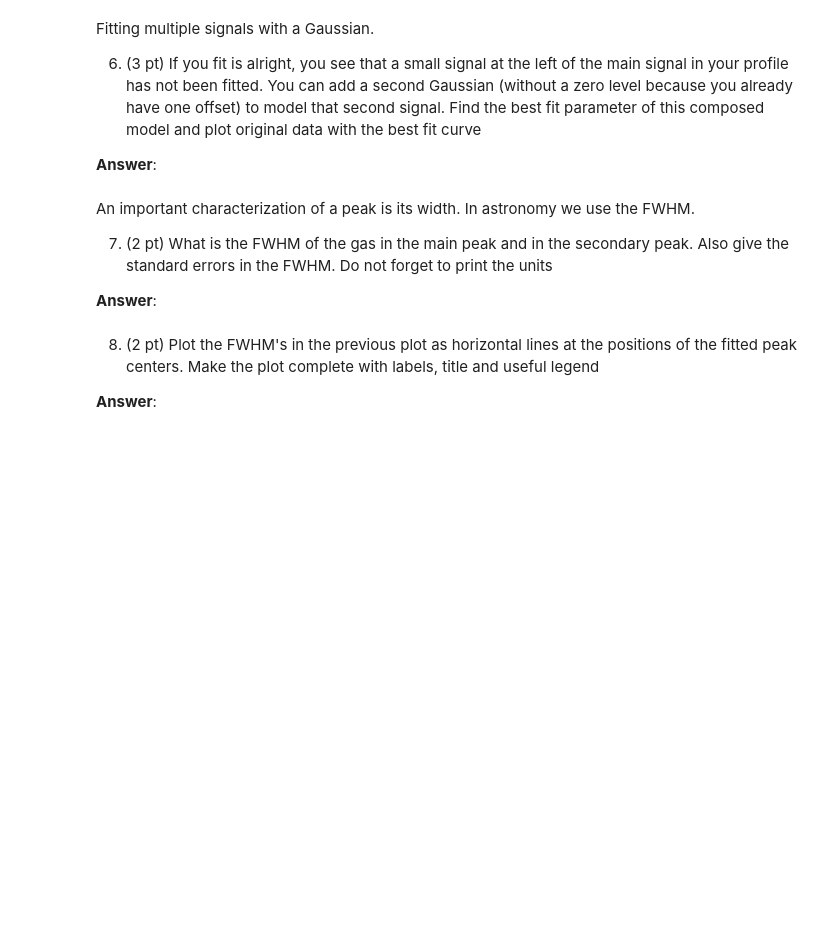
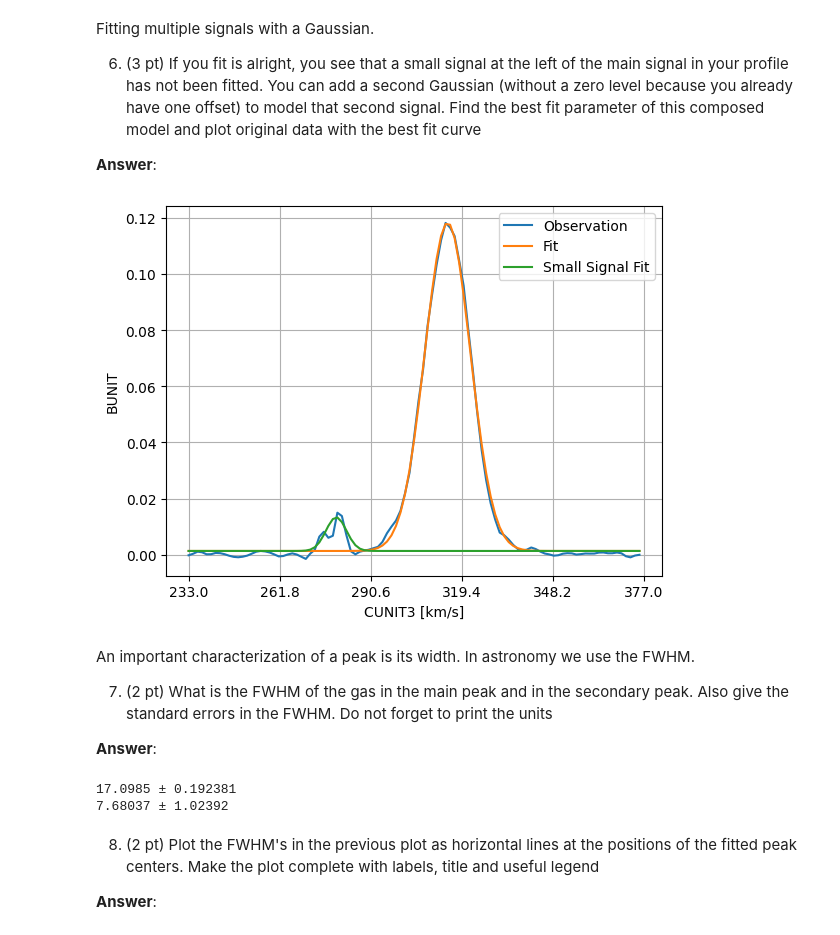
Before and after one commit to avalperezRUG/PROGNUM-repo, a Jupyter notebook: Task7/s6217338_Coursework7.ipynb, the cells around one changed output. Cells and saved outputs as stored; diff of their text form; code cells hidden in the pictures; blank space fills up the shorter version.

```diff
--- a/Task7/s6217338_Coursework7.ipynb
+++ b/Task7/s6217338_Coursework7.ipynb
@@ -75,3 +169,9 @@ Remember how to distinguish linear- from non-linear models. Always look at the d
 3. (1 pt) Give a simple proof that this function ``f`` represents a non-linear model
 
 **Answer**:
+# %%
+from sympy import diff
+x, amp, mu, sigma, zero = sympy.symbols('x A \mu \sigma x_0')
+g = amp * sympy.exp( - ( x - mu ) ** 2 / ( 2 * sigma ** 2 ) ) + zero
+diff(g, x)
+# Since it is not a constant, f is non-linear
@@ -106,6 +230,28 @@ Fitting multiple signals with a Gaussian.
    Find the best fit parameter of this composed model and plot original data with the best fit curve
 
 **Answer**:
+# %%
+def small_gauss(x, amp, mu, sigma):
+    return amp * np.exp( - ( x - mu ) ** 2 / ( 2 * sigma ** 2 ) )
+
+p0_sec = (0.014, 280, 2.6)
+beta_sec, pcov_sec = curve_fit(small_gauss, vel_ticks[20:40], profile[20:40], p0=p0_sec)
+
+fig, ax = plt.subplots()
+ax.plot(profile,
+         label='Observation')
+ax.plot(f(vel_ticks, *beta_main),
+         label='Fit')
+ax.plot(small_gauss(vel_ticks, *beta_sec) + beta_main[-1],
+        label='Small Signal Fit')
+ax.set_xlabel('CUNIT3 [km/s]')
+ax.set_ylabel('BUNIT')
+ax.grid()
+ax.legend()
+plt.xticks(ticks[::20], vel_ticks[::20])
+plt.show()
+# %% [output]
+[figure, added]
 # %%
 # Leave unaltered
 totalpoints += 3
@@ -117,6 +263,25 @@ An important characterization of a peak is its width. In astronomy we use the FW
    in the FWHM. Do not forget to print the units
 
 **Answer**:
+# %%
+def FWHM(sigma):
+    return 2 * ( 2 * np.log(2) )**0.5 * sigma
+def error_FWHM(sigma_error):
+    return 2 * ( 2 * np.log(2) )**0.5 * sigma_error
+
+perr_main = np.sqrt(np.diag(pcov_main))
+perr_sec = np.sqrt(np.diag(pcov_sec))
+
+fwhm_main = FWHM(beta_main[2])
+err_fwhm_main = error_FWHM(perr_main[2])
+print(f'{fwhm_main:g} ± {err_fwhm_main:g}')
+
+fwhm_sec = FWHM(beta_sec[2])
+err_fwhm_sec = error_FWHM(perr_sec[2])
+print(f'{fwhm_sec:g} ± {err_fwhm_sec:g}')
+# %% [output]
+17.0985 ± 0.192381
+7.68037 ± 1.02392
 # %%
 # Leave unaltered
 totalpoints += 2
```
Also changed, not shown: parts of 10 cells of this notebook, 4 other files.
